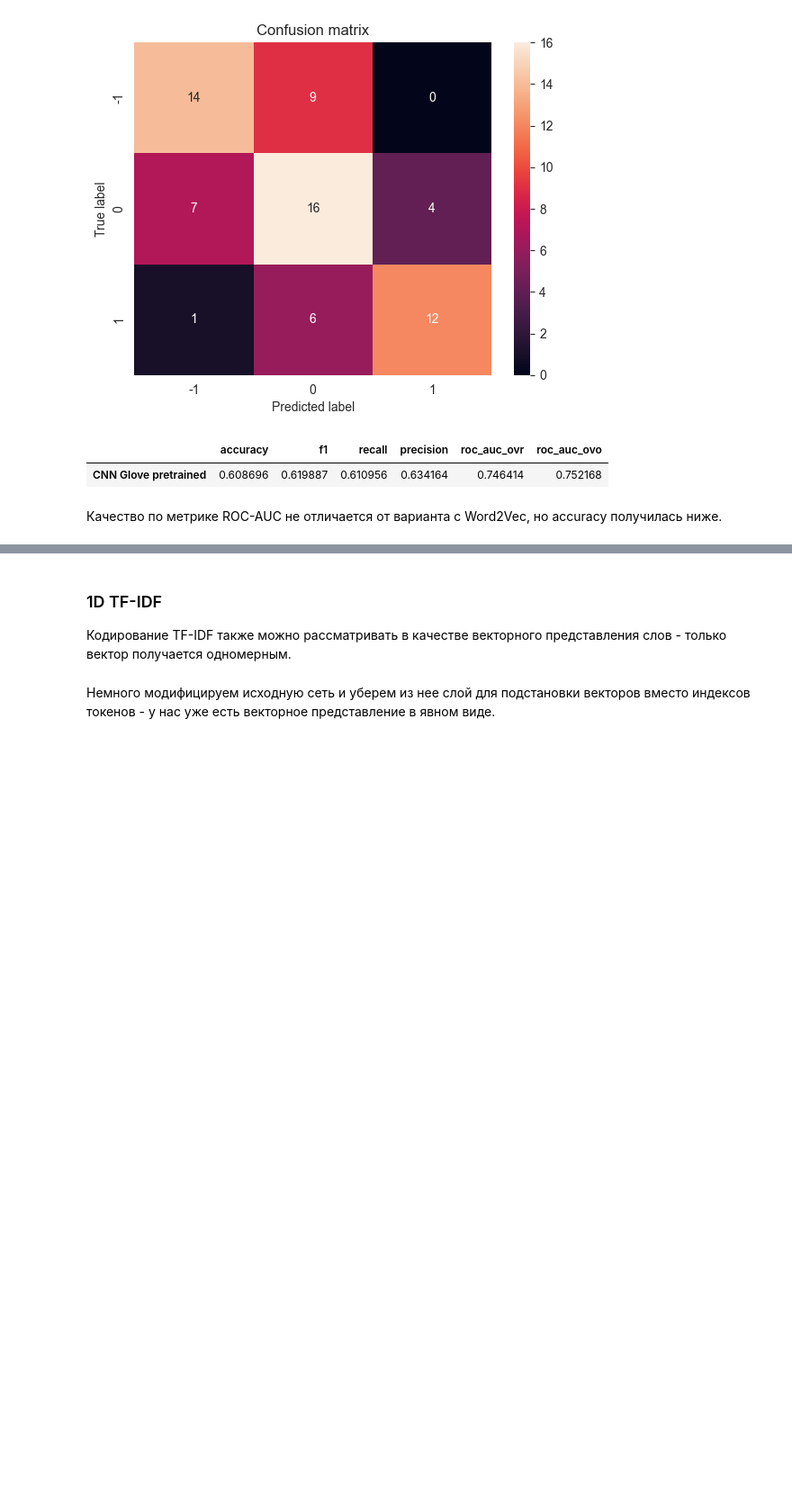
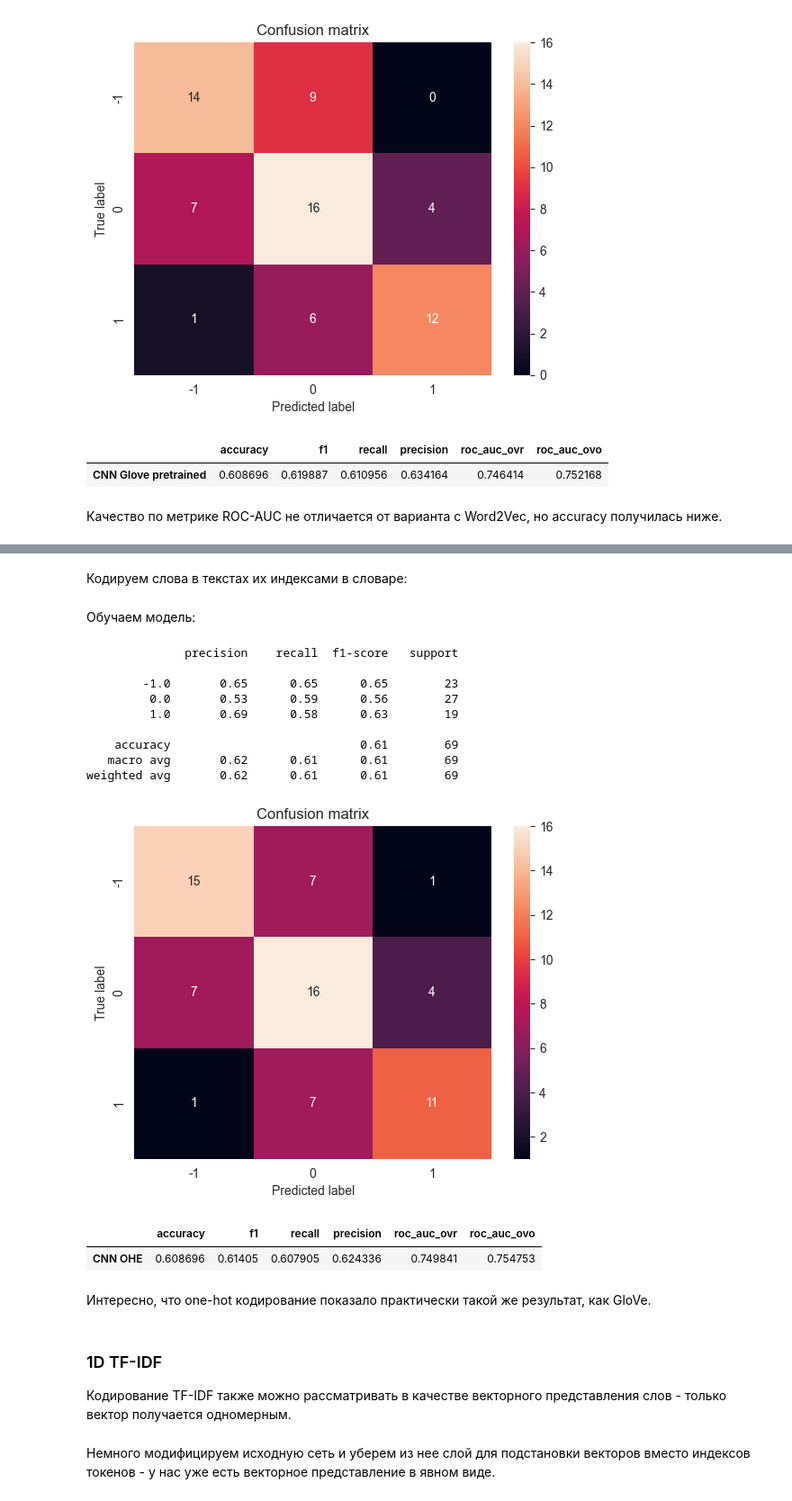
Before and after one commit to ai24-team-15/cbr-press-release-classifier, a Jupyter notebook: ml/dl_models/cnn.ipynb, the cells around one changed output, grey strips where cells are left out. Shown at 90% size. Drawn from its saved outputs; the diff is of its cells as text; code cells hidden in the pictures; blank space fills up the shorter version.

```diff
--- a/ml/dl_models/cnn.ipynb
+++ b/ml/dl_models/cnn.ipynb
@@ -380,3 +384,46 @@ weighted avg       0.62      0.61      0.61        69
+# %%
+splitted = Xpreproc.str.split()
+vocab = list(set(splitted.explode())) + [PADDING_TOKEN]
+vocab_dict = {k: v for v, k in enumerate(vocab)}
+vectors = torch.eye(len(vocab))
+
+max_len = splitted.apply(len).max()
+padded = splitted.apply(lambda lst: lst + [PADDING_TOKEN] * (max_len - len(lst)))
+one_hot = padded.apply(lambda lst: list(map(lambda x: vocab_dict[x], lst)))
+# %% [markdown]
+Кодируем слова в текстах их индексами в словаре:
+# %%
+data1 = torch.stack(one_hot.apply(torch.tensor).tolist()).to(device)
+# %% [markdown]
+Обучаем модель:
+# %%
+embeddings = EmbeddingVectors(vectors, len(vocab) - 1)
+
+def create_model():
+    cnn_model = CnnTextClassifier(embeddings, num_classes=3)
+    optimizer = optim.AdamW(cnn_model.parameters(), lr=0.001, fused=True)
+    scheduler = None #optim.lr_scheduler.MultiStepLR(optimizer, milestones=[500, 800])
+    return cnn_model, optimizer, scheduler
+
+num_epochs = 500
+y_preds, y_preds_proba = train(data1, y1, num_epochs, create_model)
+# %%
+print_metrics('CNN OHE', y, target_enc.inverse_transform(y_preds), y_preds_proba)
+# %% [output]
+              precision    recall  f1-score   support
+
+        -1.0       0.65      0.65      0.65        23
+         0.0       0.53      0.59      0.56        27
+         1.0       0.69      0.58      0.63        19
+
+    accuracy                           0.61        69
+   macro avg       0.62      0.61      0.61        69
+weighted avg       0.62      0.61      0.61        69
+[figure, added]
+|  | accuracy | f1 | recall | precision | roc_auc_ovr | roc_auc_ovo |
+| CNN OHE | 0.608696 | 0.61405 | 0.607905 | 0.624336 | 0.749841 | 0.754753 |
+# %% [markdown]
+Интересно, что one-hot кодирование показало практически такой же результат, как GloVe.
 # %% [markdown]
 ### 1D TF-IDF
 
```
Also changed, not shown: parts of 3 cells of this notebook.
